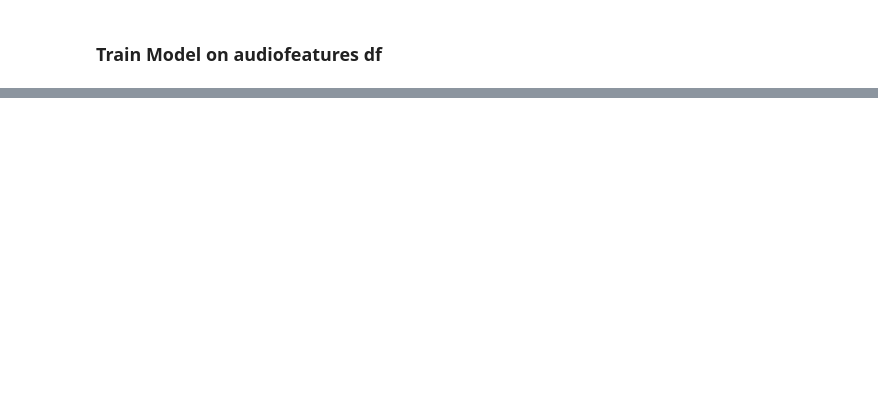
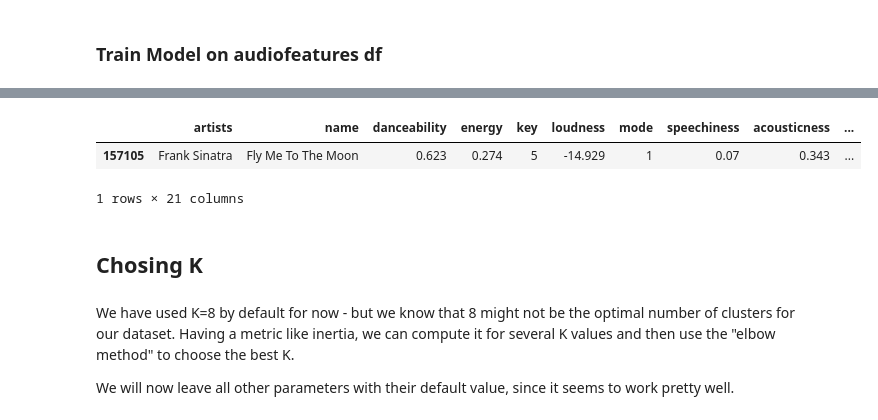
Before and after one commit to ElRapa/Song_Recommender, a Jupyter notebook: __main__.ipynb, the cells around one changed output, grey strips where cells are left out. Drawn from its saved outputs; the diff is of its cells as text; code cells hidden in the pictures; blank space fills up the shorter version.

```diff
--- a/__main__.ipynb
+++ b/__main__.ipynb
@@ -108,0 +133,12 @@ pyplot.show()
+# %%
+df_audiofeatures[df_audiofeatures['cluster'] == 2].sample()
+# %% [output]
+|  | artists | name | danceability | energy | key | loudness | mode | speechiness | acousticness | ... |
+| 157105 | Frank Sinatra | Fly Me To The Moon | 0.623 | 0.274 | 5 | -14.929 | 1 | 0.07 | 0.343 | ... |
+1 rows × 21 columns
+# %% [markdown]
+## Chosing K
+# %% [markdown]
+We have used K=8 by default for now - but we know that 8 might not be the optimal number of clusters for our dataset. Having a metric like inertia, we can compute it for several K values and then use the "elbow method" to choose the best K.
+
+We will now leave all other parameters with their default value, since it seems to work pretty well.
```
Also changed, not shown: parts of 18 cells of this notebook, 21 other files.
